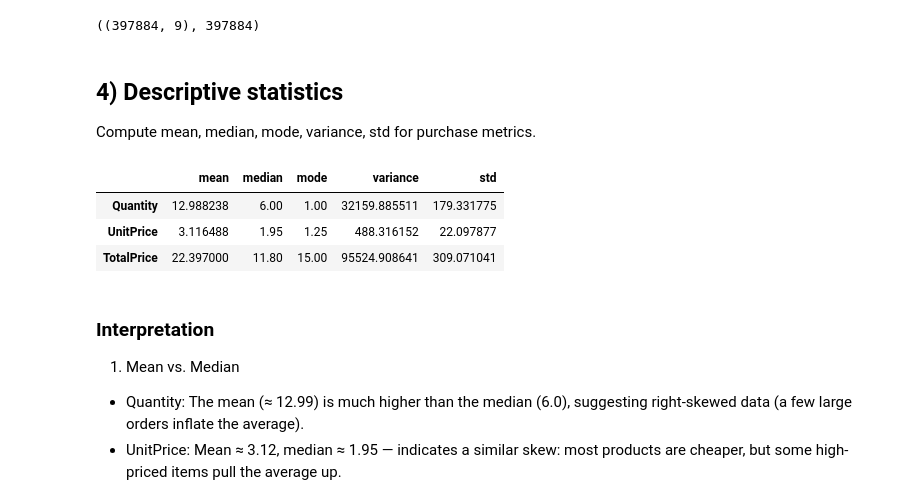
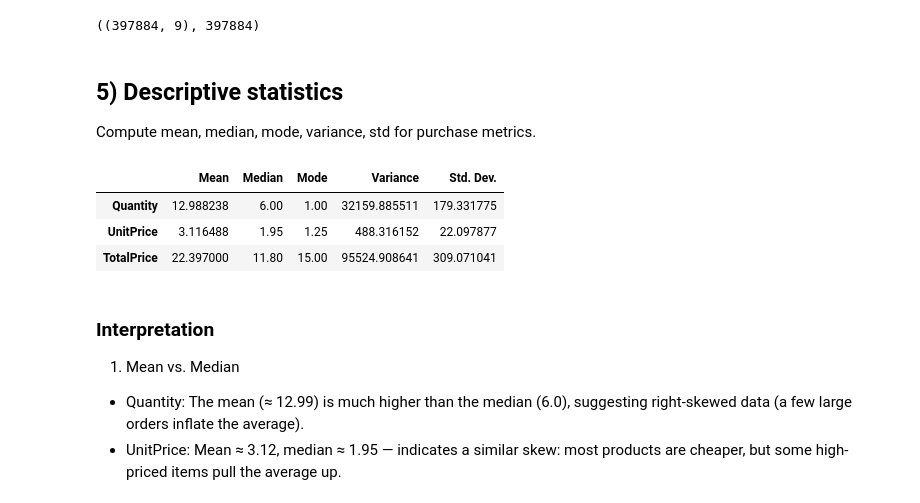
Before and after one commit to Jalilnkh/My-Daily-Python-Learning, a Jupyter notebook: Customer Purchase Behavior Analysis/Customer_Purchase_Behavior_Analysis.ipynb, the cells around one changed output. Drawn from its saved outputs; the diff is of its cells as text; code cells hidden in the pictures.

```diff
--- a/Customer Purchase Behavior Analysis/Customer_Purchase_Behavior_Analysis.ipynb
+++ b/Customer Purchase Behavior Analysis/Customer_Purchase_Behavior_Analysis.ipynb
@@ -41,6 +41,6 @@ from ucimlrepo import fetch_ucirepo
 # fetch dataset
 online_retail = fetch_ucirepo(id=352)
 
-# data (as pandas dataframes)
-X = online_retail.data.features
-y = online_retail.data.targets
+# Fetch Online Retail dataset
+df = online_retail.data.original
+df.head()
@@ -82,5 +86,0 @@ Each data needs especific cleaning and filtering so it is better to know about d
-# %%
-# To have it in better and easy to play format we make a dataframe
-df = X.copy()
-df["target"] = y
-df.describe()
@@ -96,0 +87,14 @@ df.describe()
+# %%
+# Drop rows without CustomerID (we need them to track customers)
+df = df.dropna(subset=["CustomerID"])
+
+
+# Keep only positive quantities and prices
+df = df[(df["Quantity"] > 0) & (df["UnitPrice"] > 0)]
+
+
+# Create total price per row
+df["TotalPrice"] = df["Quantity"] * df["UnitPrice"]
+
+
+df.head(3)
@@ -111,16 +120,16 @@ df.shape, df.isna().sum().sum()
 # %% [output]
 ((397884, 9), 397884)
 # %% [markdown]
-## 4) Descriptive statistics
+## 5) Descriptive statistics
 Compute mean, median, mode, variance, std for purchase metrics.
 # %%
-summary_stats = df[["Quantity", "UnitPrice", "TotalPrice"]].agg(
-    ["mean", "median", lambda x: x.mode().iloc[0] if not x.mode().empty else np.nan, "var", "std"]
+summary = df[["Quantity", "UnitPrice", "TotalPrice"]].agg(
+    ["mean", "median", lambda x: x.mode().iloc[0], "var", "std"]
 ).T
-summary_stats.columns = ["mean", "median", "mode", "variance", "std"]
-summary_stats
+summary.columns = ["Mean", "Median", "Mode", "Variance", "Std. Dev."]
+summary
 # %% [output]
-|  | mean | median | mode | variance | std |
+|  | Mean | Median | Mode | Variance | Std. Dev. |
 | Quantity | 12.988238 | 6.00 | 1.00 | 32159.885511 | 179.331775 |
 | UnitPrice | 3.116488 | 1.95 | 1.25 | 488.316152 | 22.097877 |
 | TotalPrice | 22.397000 | 11.80 | 15.00 | 95524.908641 | 309.071041 |
```
Also changed, not shown: parts of 14 cells of this notebook.
